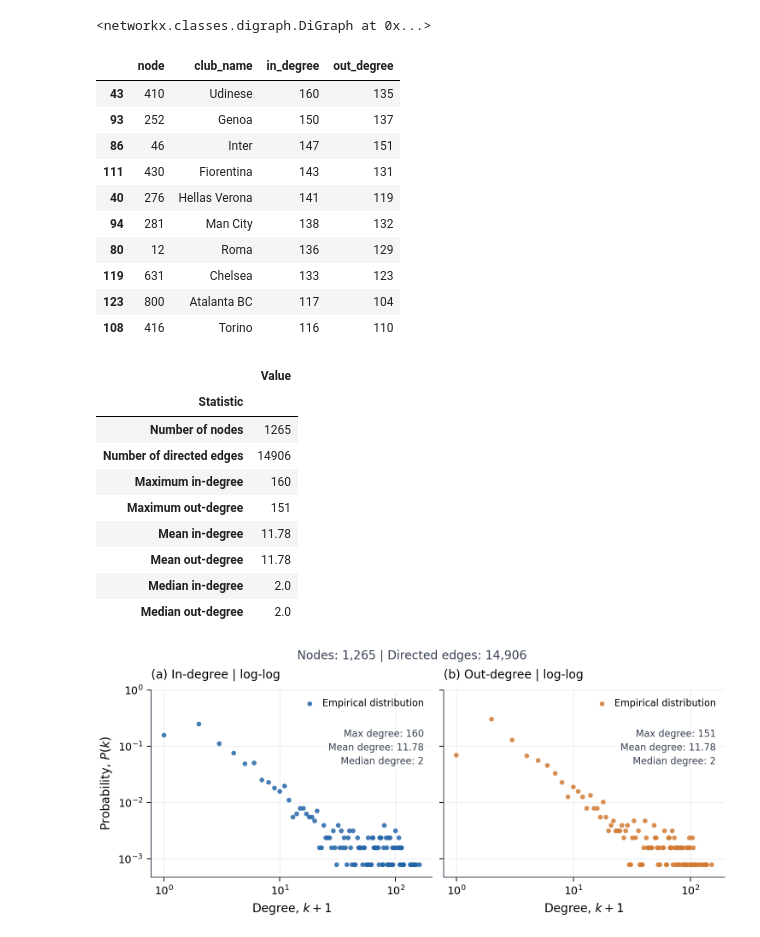
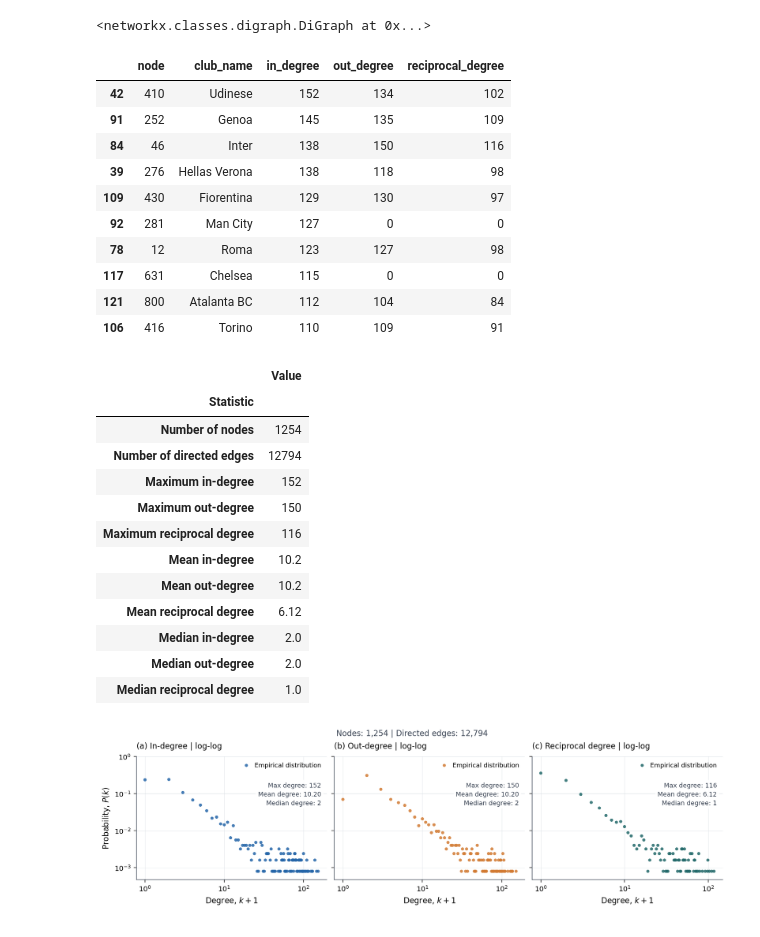
Before and after one commit to detchampenBo/Go_Nuts_repos, a Jupyter notebook: pnas_report/notebooks/exploration_v3.ipynb, the cells around one changed output. Saved outputs shown, nothing was run; the diff lists cells and outputs as text; code cells hidden in the pictures.

```diff
--- a/pnas_report/notebooks/exploration_v3.ipynb
+++ b/pnas_report/notebooks/exploration_v3.ipynb
@@ -5,9 +5,9 @@ import pandas as pd
 
 ROOT = next(
     folder for folder in [Path.cwd(), *Path.cwd().parents]
-    if (folder / 'pnas_report/data/dataset_graph/reduced_cleaned_transfers_with_players.csv.gz').is_file()
+    if (folder / 'pnas_report/data/dataset_graph/outsideprem_toprem_eligible_transfers.csv.gz').is_file()
 )
-DATA_PATH = ROOT / 'pnas_report/data/dataset_graph/reduced_cleaned_transfers_with_players.csv.gz'
+DATA_PATH = ROOT / 'pnas_report/data/dataset_graph/outsideprem_toprem_eligible_transfers.csv.gz'
 
 data_full = pd.read_csv(DATA_PATH, low_memory=False)
 data_full.head()
@@ -42,46 +42,57 @@ graph
 degree_df = pd.DataFrame({
     'in_degree': dict(graph.in_degree()),
     'out_degree': dict(graph.out_degree()),
+    # Reciprocal degree counts neighbors connected in both directions.
+    'reciprocal_degree': {
+        node: len(set(graph.predecessors(node)) & set(graph.successors(node)))
+        for node in graph
+    },
 }).rename_axis('node').reset_index()
 degree_df.insert(1, 'club_name', degree_df['node'].map(club_labels))
 
 degree_df.sort_values('in_degree', ascending=False).head(10)
 # %% [output]
-|  | node | club_name | in_degree | out_degree |
-| 43 | 410 | Udinese | 160 | 135 |
-| 93 | 252 | Genoa | 150 | 137 |
-| 86 | 46 | Inter | 147 | 151 |
-| 111 | 430 | Fiorentina | 143 | 131 |
-| 40 | 276 | Hellas Verona | 141 | 119 |
-| 94 | 281 | Man City | 138 | 132 |
-| 80 | 12 | Roma | 136 | 129 |
-| 119 | 631 | Chelsea | 133 | 123 |
-| 123 | 800 | Atalanta BC | 117 | 104 |
-| 108 | 416 | Torino | 116 | 110 |
+|  | node | club_name | in_degree | out_degree | reciprocal_degree |
+| 42 | 410 | Udinese | 152 | 134 | 102 |
+| 91 | 252 | Genoa | 145 | 135 | 109 |
+| 84 | 46 | Inter | 138 | 150 | 116 |
+| 39 | 276 | Hellas Verona | 138 | 118 | 98 |
+| 109 | 430 | Fiorentina | 129 | 130 | 97 |
+| 92 | 281 | Man City | 127 | 0 | 0 |
+| 78 | 12 | Roma | 123 | 127 | 98 |
+| 117 | 631 | Chelsea | 115 | 0 | 0 |
+| 121 | 800 | Atalanta BC | 112 | 104 | 84 |
+| 106 | 416 | Torino | 110 | 109 | 91 |
 # %%
 network_summary = pd.Series({
     'Number of nodes': graph.number_of_nodes(),
     'Number of directed edges': graph.number_of_edges(),
     'Maximum in-degree': degree_df['in_degree'].max(),
     'Maximum out-degree': degree_df['out_degree'].max(),
+    'Maximum reciprocal degree': degree_df['reciprocal_degree'].max(),
     'Mean in-degree': degree_df['in_degree'].mean().round(2),
     'Mean out-degree': degree_df['out_degree'].mean().round(2),
+    'Mean reciprocal degree': degree_df['reciprocal_degree'].mean().round(2),
     'Median in-degree': degree_df['in_degree'].median(),
     'Median out-degree': degree_df['out_degree'].median(),
+    'Median reciprocal degree': degree_df['reciprocal_degree'].median(),
 }, name='Value', dtype=object).rename_axis('Statistic').to_frame()
 
 network_summary
 # %% [output]
 |  | Value |
 | Statistic |  |
-| Number of nodes | 1265 |
-| Number of directed edges | 14906 |
-| Maximum in-degree | 160 |
-| Maximum out-degree | 151 |
-| Mean in-degree | 11.78 |
-| Mean out-degree | 11.78 |
+| Number of nodes | 1254 |
+| Number of directed edges | 12794 |
+| Maximum in-degree | 152 |
+| Maximum out-degree | 150 |
+| Maximum reciprocal degree | 116 |
+| Mean in-degree | 10.2 |
+| Mean out-degree | 10.2 |
+| Mean reciprocal degree | 6.12 |
 | Median in-degree | 2.0 |
 | Median out-degree | 2.0 |
+| Median reciprocal degree | 1.0 |
 # %%
 import matplotlib.pyplot as plt
 
@@ -101,8 +112,8 @@ with plt.rc_context({
     'pdf.fonttype': 42,
     'svg.fonttype': 'none',
 }):
-    # 1 row, 2 columns side-by-side
-    fig, axes = plt.subplots(1, 2, figsize=(7.4, 3.2), sharey=True, layout='constrained')
+    # 1 row, 3 columns side-by-side
+    fig, axes = plt.subplots(1, 3, figsize=(11.1, 3.2), sharey=True, layout='constrained')
 
     summary = network_summary['Value']
     fig.suptitle(
@@ -113,6 +124,7 @@ with plt.rc_context({
     degree_columns = [
         ('in_degree', 'In-degree', '#2465A8'),
         ('out_degree', 'Out-degree', '#D27A32'),
+        ('reciprocal_degree', 'Reciprocal degree', '#216869'),
     ]
 
     for col, (degree_column, title, color) in enumerate(degree_columns):
@@ -126,34 +138,34 @@ with plt.rc_context({
         )
         ax.set_xscale('log')
         ax.set_yscale('log')
         ax.set_ylim(0.6 / len(degree_df), 1)
         ax.set_xlabel(r'Degree, $k + 1$')
 
         if col == 0:
             ax.set_ylabel(r'Probability, $P(k)$')
 
         panel = chr(ord('a') + col)
         ax.set_title(f'({panel}) {title} | log-log', loc='left', pad=10)
         ax.grid(which='major', color='#DCE1E7', linewidth=0.5, alpha=0.8)
         ax.set_axisbelow(True)
         ax.tick_params(which='both', direction='out', width=0.7)
         ax.tick_params(which='minor', bottom=False, left=False)
         ax.legend(loc='upper right', frameon=False, handletextpad=0.3)
         degree_name = title.lower()
         stats_text = (
             f"Max degree: {summary[f'Maximum {degree_name}']:g}\n"
             f"Mean degree: {summary[f'Mean {degree_name}']:.2f}\n"
             f"Median degree: {summary[f'Median {degree_name}']:g}"
         )
         ax.text(
             0.97, 0.79, stats_text, transform=ax.transAxes,
             ha='right', va='top', fontsize=8, color='#374151', linespacing=1.5,
             bbox={'facecolor': 'white', 'edgecolor': 'none', 'alpha': 0.9, 'pad': 3},
         )
 
     plt.show()
 # %% [output]
-[figure, old version]
+[figure, new version]
 # %%
 import matplotlib.pyplot as plt
 import numpy as np
```
Also changed, not shown: parts of 1 cell of this notebook, 21 other files.
